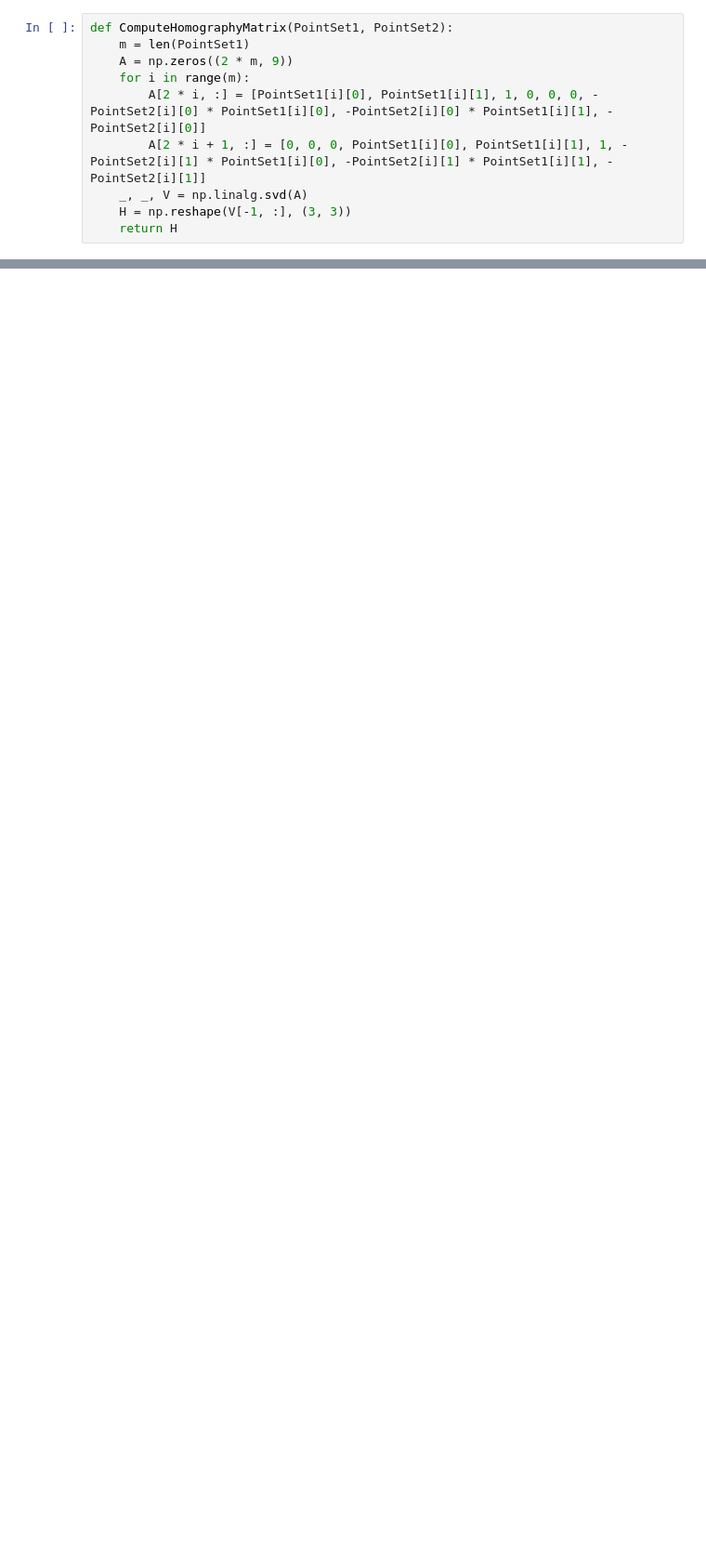
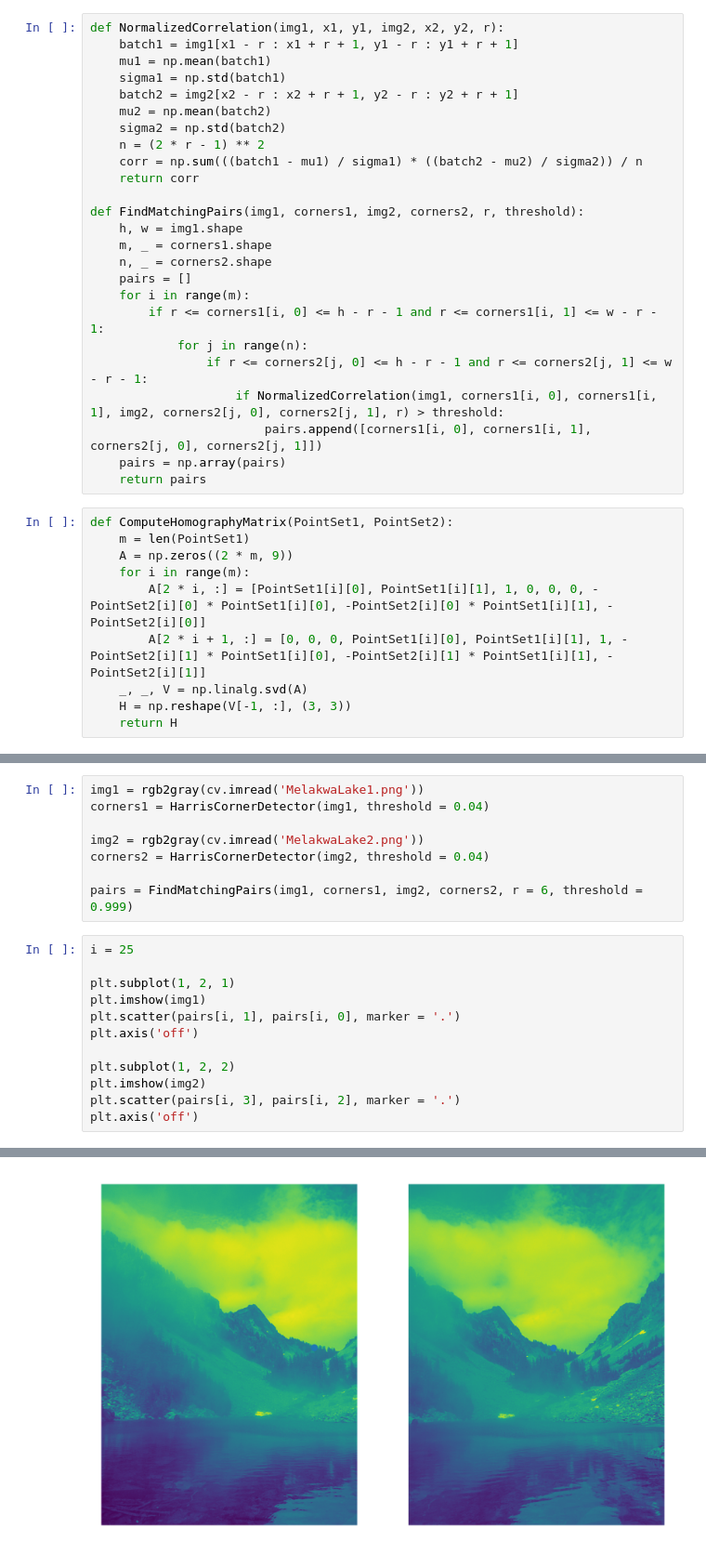
Before and after one commit to HuuNhatHuynh/Image-Stiching, a Jupyter notebook: panorama.ipynb, the cells around one changed output, grey strips where cells are left out. Shown at 93% size. Drawn from its saved outputs; the diff is of its cells as text; blank space fills up the shorter version.

```diff
--- a/panorama.ipynb
+++ b/panorama.ipynb
@@ -12,3 +27,28 @@ def rgb2gray(rgb):
+# %%
+def NormalizedCorrelation(img1, x1, y1, img2, x2, y2, r):
+    batch1 = img1[x1 - r : x1 + r + 1, y1 - r : y1 + r + 1]
+    mu1 = np.mean(batch1)
+    sigma1 = np.std(batch1)
+    batch2 = img2[x2 - r : x2 + r + 1, y2 - r : y2 + r + 1]
+    mu2 = np.mean(batch2)
+    sigma2 = np.std(batch2)
+    n = (2 * r - 1) ** 2
+    corr = np.sum(((batch1 - mu1) / sigma1) * ((batch2 - mu2) / sigma2)) / n
+    return corr
+
+def FindMatchingPairs(img1, corners1, img2, corners2, r, threshold):
+    h, w = img1.shape
+    m, _ = corners1.shape
+    n, _ = corners2.shape
+    pairs = []
+    for i in range(m):
+        if r <= corners1[i, 0] <= h - r - 1 and r <= corners1[i, 1] <= w - r - 1:
+            for j in range(n):
+                if r <= corners2[j, 0] <= h - r - 1 and r <= corners2[j, 1] <= w - r - 1:
+                    if NormalizedCorrelation(img1, corners1[i, 0], corners1[i, 1], img2, corners2[j, 0], corners2[j, 1], r) > threshold:
+                        pairs.append([corners1[i, 0], corners1[i, 1], corners2[j, 0], corners2[j, 1]])
+    pairs = np.array(pairs)
+    return pairs
 # %%
 def ComputeHomographyMatrix(PointSet1, PointSet2):
     m = len(PointSet1)
@@ -32,0 +62,21 @@ def HarrisDetector(img, window = 5, alpha = 0.05, threshold = 2000000):
+# %%
+img1 = rgb2gray(cv.imread('MelakwaLake1.png'))
+corners1 = HarrisCornerDetector(img1, threshold = 0.04)
+
+img2 = rgb2gray(cv.imread('MelakwaLake2.png'))
+corners2 = HarrisCornerDetector(img2, threshold = 0.04)
+
+pairs = FindMatchingPairs(img1, corners1, img2, corners2, r = 6, threshold = 0.999)
+# %%
+i = 25
+
+plt.subplot(1, 2, 1)
+plt.imshow(img1)
+plt.scatter(pairs[i, 1], pairs[i, 0], marker = '.')
+plt.axis('off')
+
+plt.subplot(1, 2, 2)
+plt.imshow(img2)
+plt.scatter(pairs[i, 3], pairs[i, 2], marker = '.')
+plt.axis('off')
+# %% [output]
@@ -32,0 +84 @@ def HarrisDetector(img, window = 5, alpha = 0.05, threshold = 2000000):
+[figure, added]
```
Also changed, not shown: parts of 4 cells of this notebook, 3 other files.
